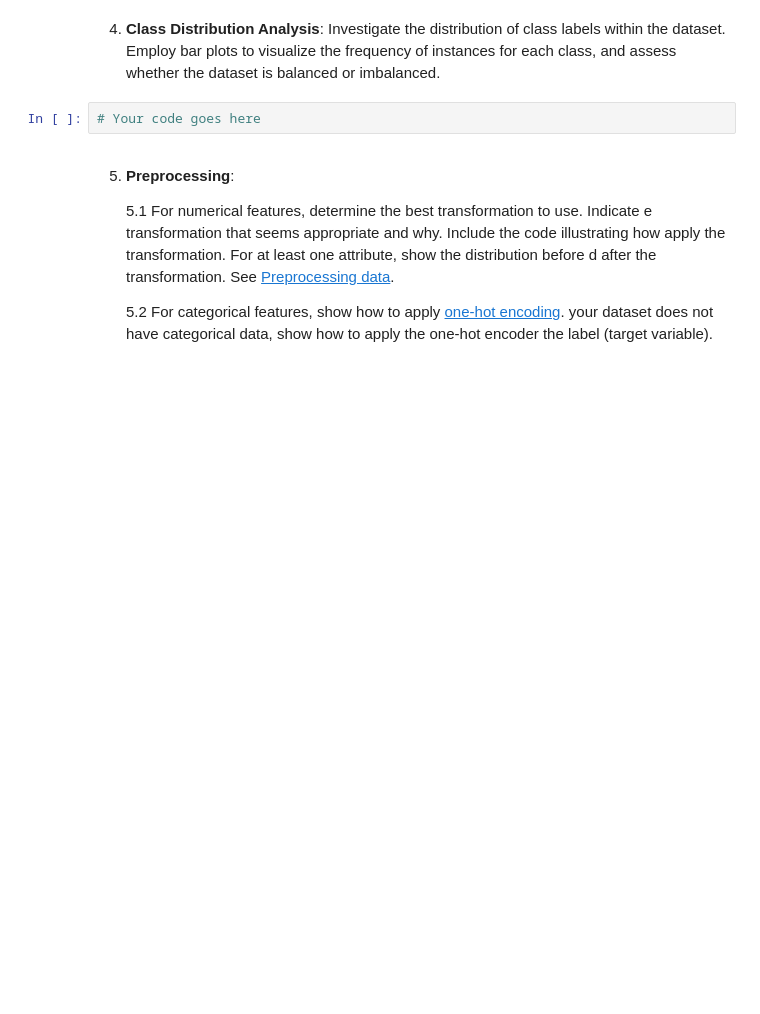
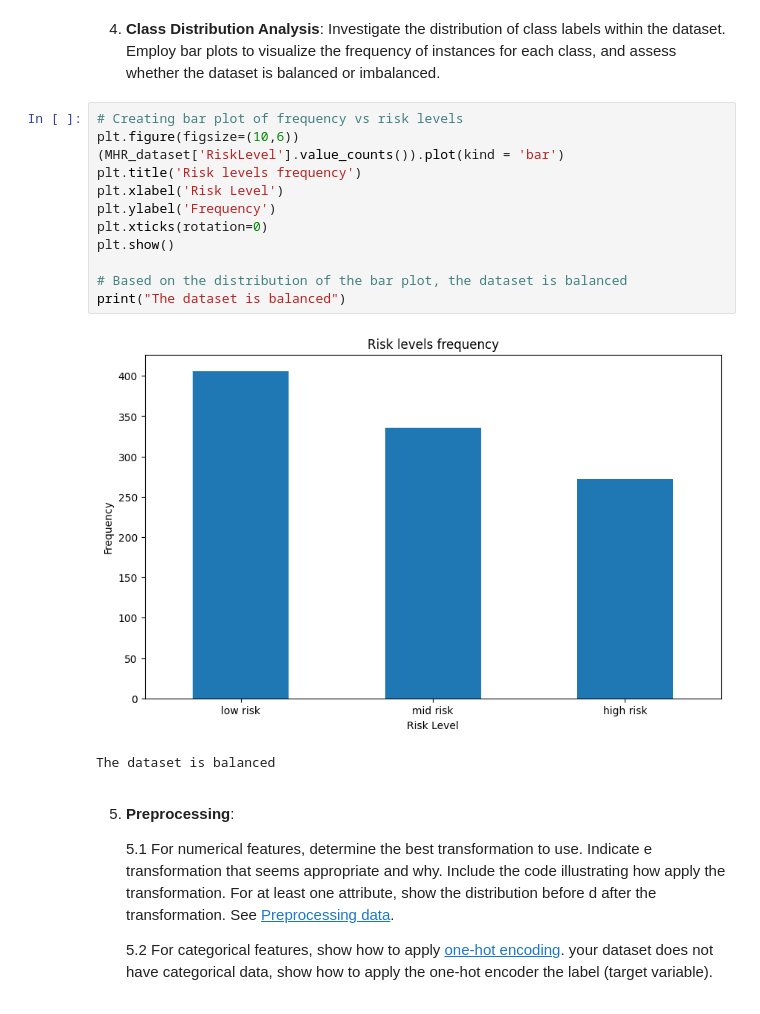
Before and after one commit to mfawaz092/CSI4106_A1, a Jupyter notebook: A1.ipynb, the cells around one changed output. Saved outputs shown, nothing was run; the diff lists cells and outputs as text; blank space fills up the shorter version.

```diff
--- a/A1.ipynb
+++ b/A1.ipynb
@@ -194,8 +200,21 @@ plt.show()
 [figure]
 # %% [markdown]
 4. **Class Distribution Analysis**: Investigate the distribution of class labels within the dataset. Employ bar plots to visualize the frequency of instances for each class, and assess whether the dataset is balanced or imbalanced.
-# %%
-# Your code goes here
+# %%
+# Creating bar plot of frequency vs risk levels
+plt.figure(figsize=(10,6))
+(MHR_dataset['RiskLevel'].value_counts()).plot(kind = 'bar')
+plt.title('Risk levels frequency')
+plt.xlabel('Risk Level')
+plt.ylabel('Frequency')
+plt.xticks(rotation=0)
+plt.show()
+
+# Based on the distribution of the bar plot, the dataset is balanced
+print("The dataset is balanced")
+# %% [output]
+[figure, added]
+The dataset is balanced
 # %% [markdown]
 5. **Preprocessing**:
 
```
Also changed, not shown: parts of 1 cell of this notebook.
